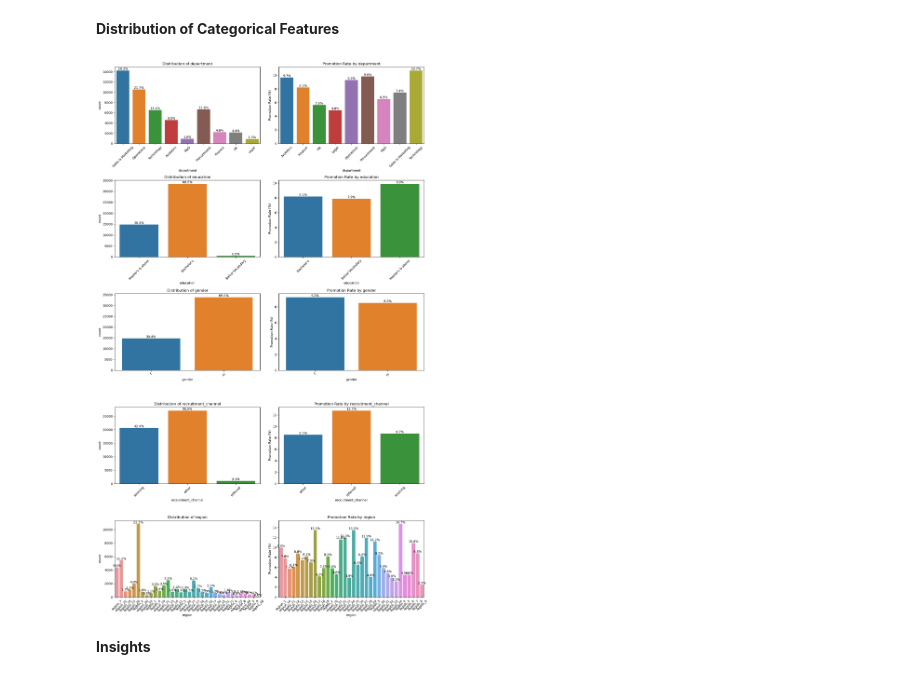
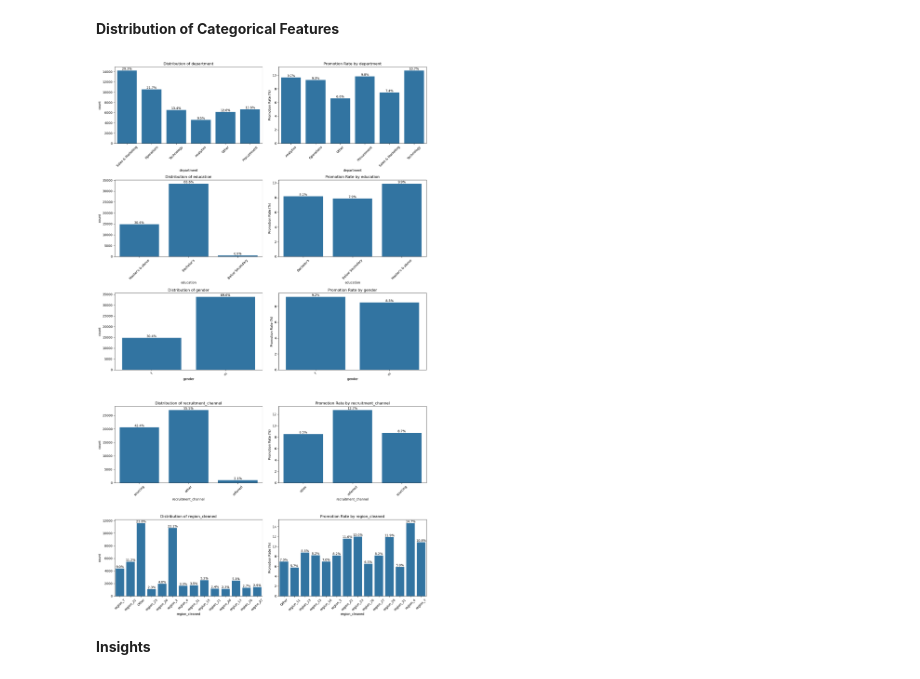
Before and after one commit to bedankibunja/HR-ANALYTICS-Predicting-Employee-Promotions, a Jupyter notebook: Notebook.ipynb, the cells around one changed output. Drawn from its saved outputs; the diff is of its cells as text; code cells hidden in the pictures.

```diff
--- a/Notebook.ipynb
+++ b/Notebook.ipynb
@@ -298,0 +362,2 @@ plt.show()
+# %%
+train['department'] = train['department'].replace({'Finance': 'Other', 'HR': 'Other', 'R&D': 'Other', 'Legal': 'Other'})
@@ -318,35 +385,35 @@ def plot_categorical_distributions(train, columns, target='is_promoted'):
         for p in ax1.patches:
             percentage = f'{100 * p.get_height() / total:.1f}%'
             x = p.get_x() + p.get_width() / 2
             y = p.get_height()
             ax1.annotate(percentage, (x, y), ha='center', va='bottom')
 
         # Plot promotion rate by category
         plt.subplot(len(columns), 2, 2 * idx)
         promotion_rate = train.groupby(col)[target].mean() * 100
         ax2 = sns.barplot(x=promotion_rate.index, y=promotion_rate.values)
         plt.title(f'Promotion Rate by {col}')
         plt.ylabel('Promotion Rate (%)')
         plt.xticks(rotation=45)
 
         # Add percentages on top of bars for promotion rate
         for p in ax2.patches:
             percentage = f'{p.get_height():.1f}%'
             x = p.get_x() + p.get_width() / 2
             y = p.get_height()
             ax2.annotate(percentage, (x, y), ha='center', va='bottom')
 
     plt.tight_layout()
     plt.show()
 
 # Define categorical columns
 categorical_cols = ['department', 'education', 'gender', 'recruitment_channel',
-                   'region']
+                   'region_cleaned']
 
 # Call the function
 plot_categorical_distributions(train, categorical_cols)
 # %% [output]
-[figure, old version]
+[figure, new version]
 # %% [markdown]
 **Insights**
 # %% [markdown]
```
Also changed, not shown: parts of 123 cells of this notebook.
